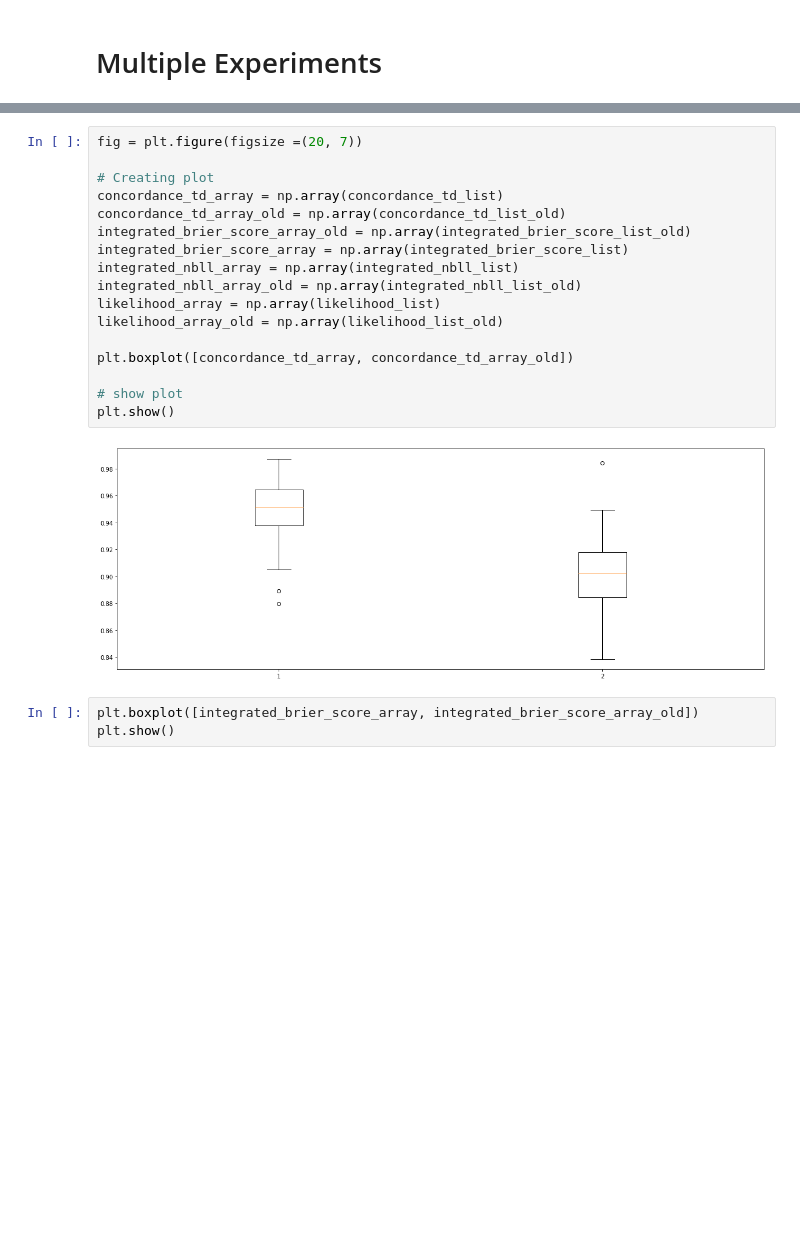
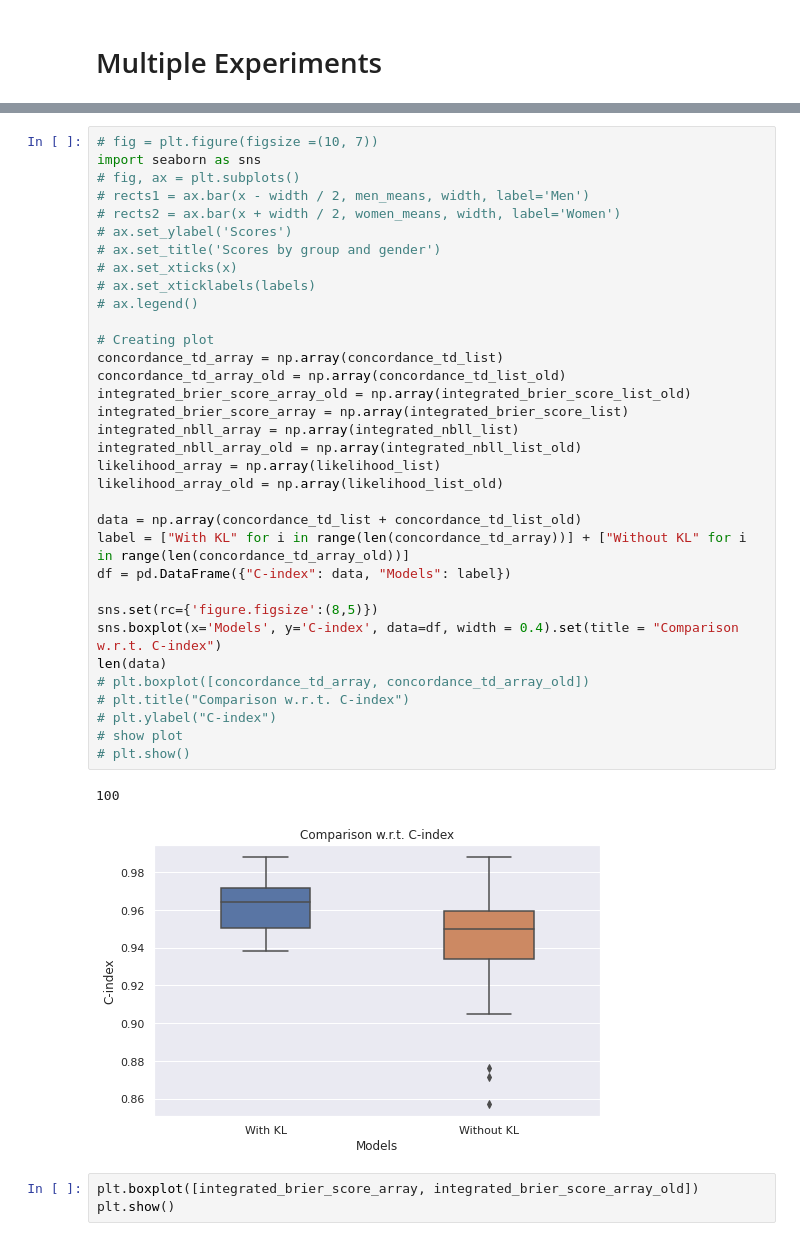
Before and after one commit to UM-KevinHe/DeepLearningKL, a Jupyter notebook: Deep Learning with KL Divergence.ipynb, the cells around one changed output, grey strips where cells are left out. Drawn from its saved outputs; the diff is of its cells as text; blank space fills up the shorter version.

```diff
--- a/Deep Learning with KL Divergence.ipynb
+++ b/Deep Learning with KL Divergence.ipynb
@@ -997,22 +979,40 @@ likelihood_list_old
-# %%
-fig = plt.figure(figsize =(20, 7))
-
-# Creating plot
-concordance_td_array = np.array(concordance_td_list)
-concordance_td_array_old = np.array(concordance_td_list_old)
-integrated_brier_score_array_old = np.array(integrated_brier_score_list_old)
-integrated_brier_score_array = np.array(integrated_brier_score_list)
-integrated_nbll_array = np.array(integrated_nbll_list)
-integrated_nbll_array_old = np.array(integrated_nbll_list_old)
-likelihood_array = np.array(likelihood_list)
-likelihood_array_old = np.array(likelihood_list_old)
-
-plt.boxplot([concordance_td_array, concordance_td_array_old])
-
-# show plot
-plt.show()
-# %% [output]
-[figure, removed]
+# %%
+# fig = plt.figure(figsize =(10, 7))
+import seaborn as sns
+# fig, ax = plt.subplots()
+# rects1 = ax.bar(x - width / 2, men_means, width, label='Men')
+# rects2 = ax.bar(x + width / 2, women_means, width, label='Women')
+# ax.set_ylabel('Scores')
+# ax.set_title('Scores by group and gender')
+# ax.set_xticks(x)
+# ax.set_xticklabels(labels)
+# ax.legend()
+
+# Creating plot
+concordance_td_array = np.array(concordance_td_list)
+concordance_td_array_old = np.array(concordance_td_list_old)
+integrated_brier_score_array_old = np.array(integrated_brier_score_list_old)
+integrated_brier_score_array = np.array(integrated_brier_score_list)
+integrated_nbll_array = np.array(integrated_nbll_list)
+integrated_nbll_array_old = np.array(integrated_nbll_list_old)
+likelihood_array = np.array(likelihood_list)
+likelihood_array_old = np.array(likelihood_list_old)
+
+data = np.array(concordance_td_list + concordance_td_list_old)
+label = ["With KL" for i in range(len(concordance_td_array))] + ["Without KL" for i in range(len(concordance_td_array_old))]
+df = pd.DataFrame({"C-index": data, "Models": label})
+
+sns.set(rc={'figure.figsize':(8,5)})
+sns.boxplot(x='Models', y='C-index', data=df, width = 0.4).set(title = "Comparison w.r.t. C-index")
+len(data)
+# plt.boxplot([concordance_td_array, concordance_td_array_old])
+# plt.title("Comparison w.r.t. C-index")
+# plt.ylabel("C-index")
+# show plot
+# plt.show()
+# %% [output]
+100
+[figure, added]
 # %%
 plt.boxplot([integrated_brier_score_array, integrated_brier_score_array_old])
 plt.show()
```
Also changed, not shown: parts of 171 cells of this notebook.
